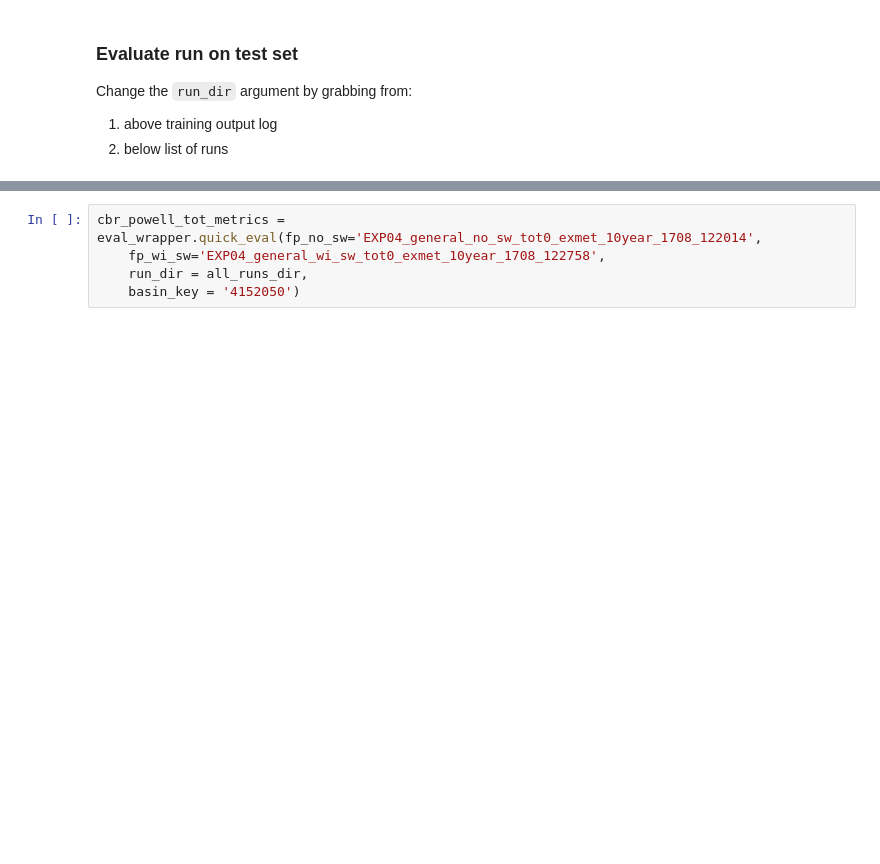
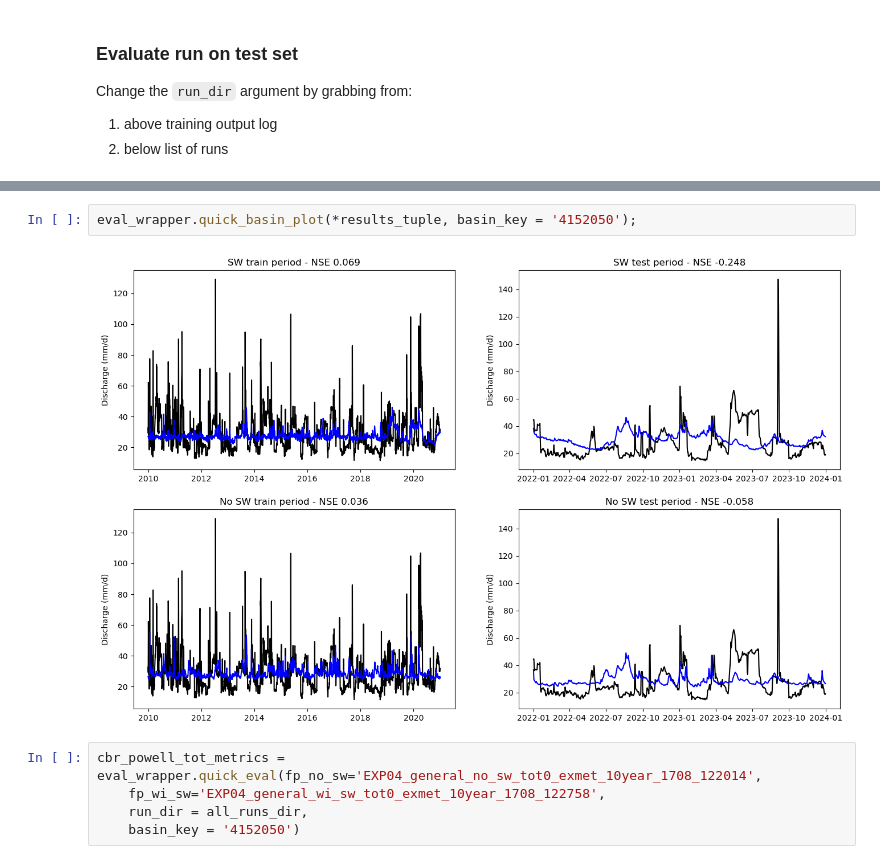
Before and after one commit to ascheliga/neuralhydrology, a Jupyter notebook: cygnss_models/EXP04_general/base_case.ipynb, the cells around one changed output, grey strips where cells are left out. Saved outputs shown, nothing was run; the diff lists cells and outputs as text; blank space fills up the shorter version.

```diff
--- a/cygnss_models/EXP04_general/base_case.ipynb
+++ b/cygnss_models/EXP04_general/base_case.ipynb
@@ -78,3 +58,7 @@ Loaded model results
+# %%
+eval_wrapper.quick_basin_plot(*results_tuple, basin_key = '4152050');
+# %% [output]
+[figure, added]
 # %%
 cbr_powell_tot_metrics = eval_wrapper.quick_eval(fp_no_sw='EXP04_general_no_sw_tot0_exmet_10year_1708_122014',
     fp_wi_sw='EXP04_general_wi_sw_tot0_exmet_10year_1708_122758',
```
Also changed, not shown: parts of 8 cells of this notebook, 3 other files.
